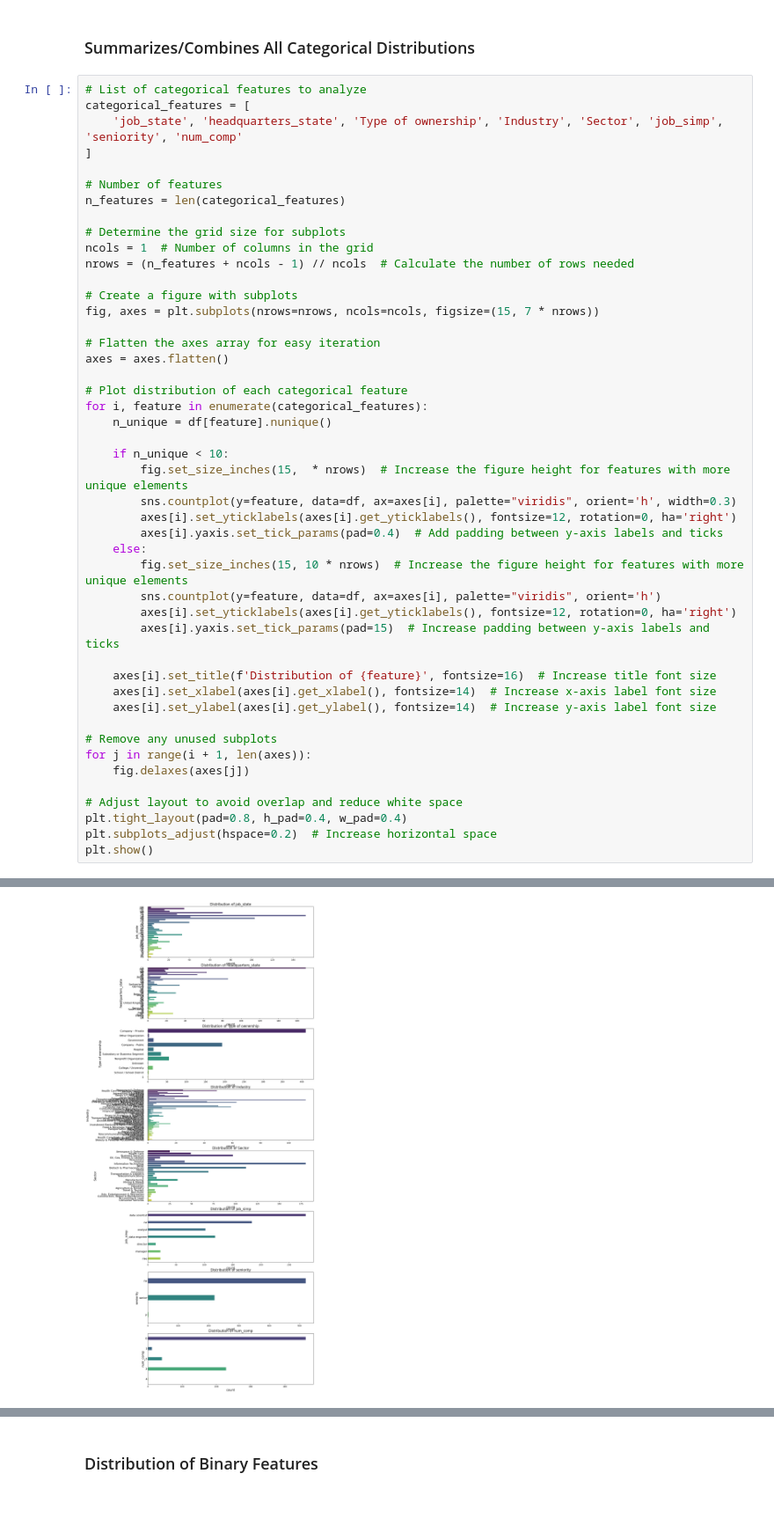
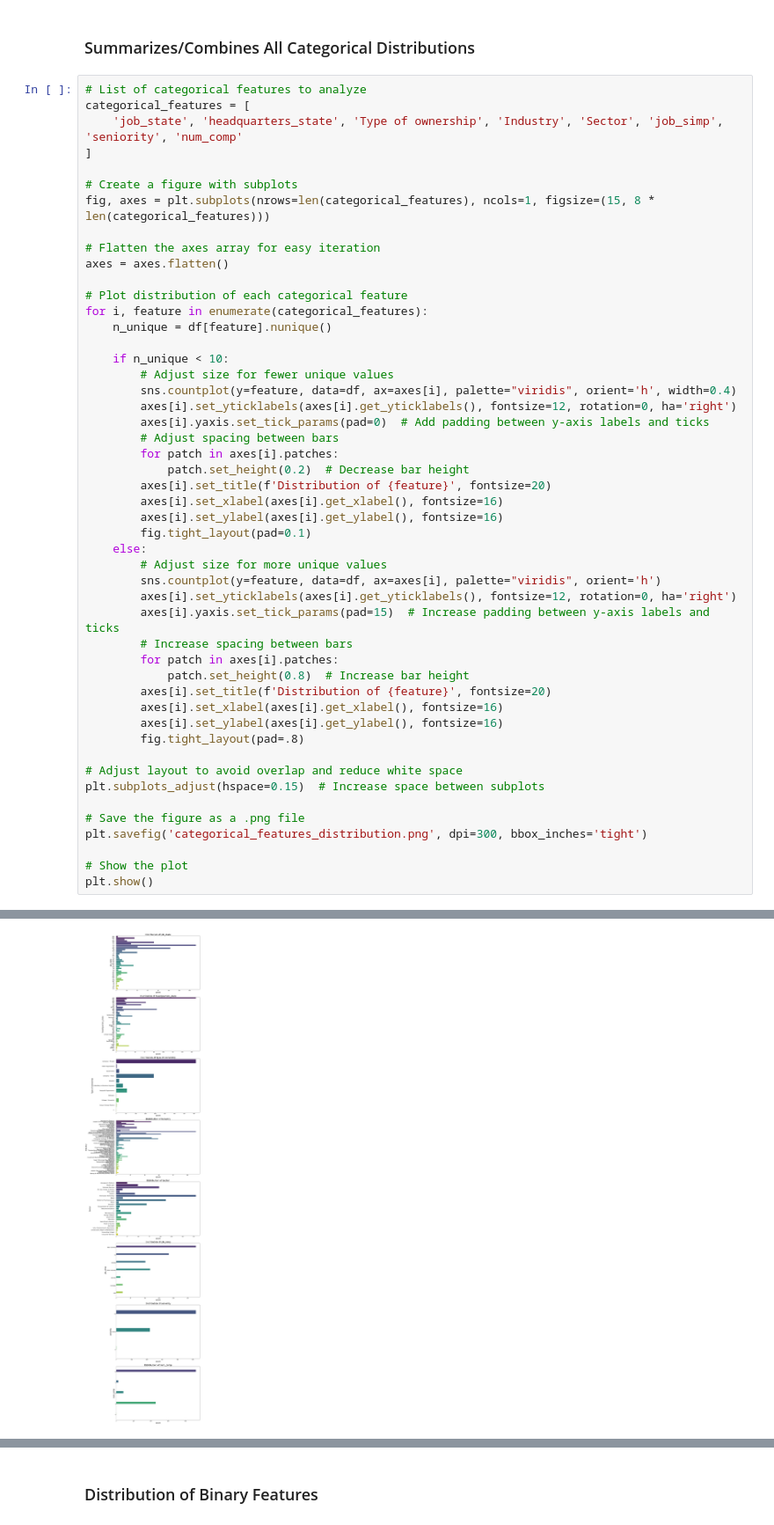
Before and after one commit to AnalysisKris/Finley_Capstone, a Jupyter notebook: EDA.ipynb, the cells around one changed output, grey strips where cells are left out. Shown at 88% size. Cells and saved outputs as stored; diff of their text form.

```diff
--- a/EDA.ipynb
+++ b/EDA.ipynb
@@ -159,15 +159,8 @@ categorical_features = [
     'job_state', 'headquarters_state', 'Type of ownership', 'Industry', 'Sector', 'job_simp', 'seniority', 'num_comp'
 ]
 
-# Number of features
-n_features = len(categorical_features)
-
-# Determine the grid size for subplots
-ncols = 1  # Number of columns in the grid
-nrows = (n_features + ncols - 1) // ncols  # Calculate the number of rows needed
-
 # Create a figure with subplots
-fig, axes = plt.subplots(nrows=nrows, ncols=ncols, figsize=(15, 7 * nrows))
+fig, axes = plt.subplots(nrows=len(categorical_features), ncols=1, figsize=(15, 8 * len(categorical_features)))
 
 # Flatten the axes array for easy iteration
 axes = axes.flatten()
@@ -177,27 +170,37 @@ for i, feature in enumerate(categorical_features):
     n_unique = df[feature].nunique()
 
     if n_unique < 10:
-        fig.set_size_inches(15,  * nrows)  # Increase the figure height for features with more unique elements
-        sns.countplot(y=feature, data=df, ax=axes[i], palette="viridis", orient='h', width=0.3)
+        # Adjust size for fewer unique values
+        sns.countplot(y=feature, data=df, ax=axes[i], palette="viridis", orient='h', width=0.4)
         axes[i].set_yticklabels(axes[i].get_yticklabels(), fontsize=12, rotation=0, ha='right')
-        axes[i].yaxis.set_tick_params(pad=0.4)  # Add padding between y-axis labels and ticks
+        axes[i].yaxis.set_tick_params(pad=0)  # Add padding between y-axis labels and ticks
+        # Adjust spacing between bars
+        for patch in axes[i].patches:
+            patch.set_height(0.2)  # Decrease bar height
+        axes[i].set_title(f'Distribution of {feature}', fontsize=20)
+        axes[i].set_xlabel(axes[i].get_xlabel(), fontsize=16)
+        axes[i].set_ylabel(axes[i].get_ylabel(), fontsize=16)
+        fig.tight_layout(pad=0.1)
     else:
-        fig.set_size_inches(15, 10 * nrows)  # Increase the figure height for features with more unique elements
+        # Adjust size for more unique values
         sns.countplot(y=feature, data=df, ax=axes[i], palette="viridis", orient='h')
         axes[i].set_yticklabels(axes[i].get_yticklabels(), fontsize=12, rotation=0, ha='right')
         axes[i].yaxis.set_tick_params(pad=15)  # Increase padding between y-axis labels and ticks
-
-    axes[i].set_title(f'Distribution of {feature}', fontsize=16)  # Increase title font size
-    axes[i].set_xlabel(axes[i].get_xlabel(), fontsize=14)  # Increase x-axis label font size
-    axes[i].set_ylabel(axes[i].get_ylabel(), fontsize=14)  # Increase y-axis label font size
-
-# Remove any unused subplots
-for j in range(i + 1, len(axes)):
-    fig.delaxes(axes[j])
+        # Increase spacing between bars
+        for patch in axes[i].patches:
+            patch.set_height(0.8)  # Increase bar height
+        axes[i].set_title(f'Distribution of {feature}', fontsize=20)
+        axes[i].set_xlabel(axes[i].get_xlabel(), fontsize=16)
+        axes[i].set_ylabel(axes[i].get_ylabel(), fontsize=16)
+        fig.tight_layout(pad=.8)
 
 # Adjust layout to avoid overlap and reduce white space
-plt.tight_layout(pad=0.8, h_pad=0.4, w_pad=0.4)
-plt.subplots_adjust(hspace=0.2)  # Increase horizontal space
+plt.subplots_adjust(hspace=0.15)  # Increase space between subplots
+
+# Save the figure as a .png file
+plt.savefig('categorical_features_distribution.png', dpi=300, bbox_inches='tight')
+
+# Show the plot
 plt.show()
 # %% [output]
 Passing `palette` without assigning `hue` is deprecated and will be removed in v0.14.0. Assign the `y` variable to `hue` and set `legend=False` for the same effect.
@@ -220 +223 @@ Passing `palette` without assigning `hue` is deprecated and will be removed in v
-[figure, old version]
+[figure, new version]
```
Also changed, not shown: parts of 22 cells of this notebook, 10 other files.
